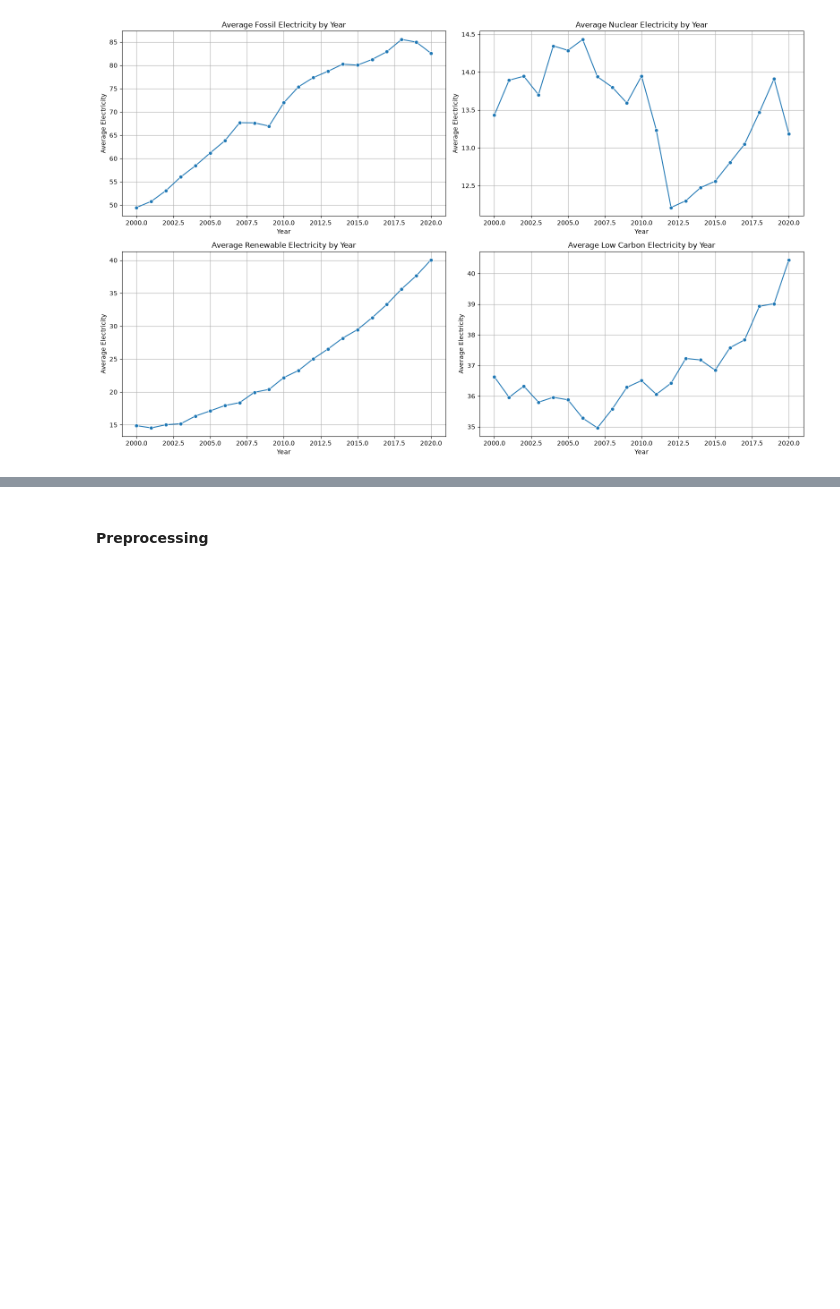
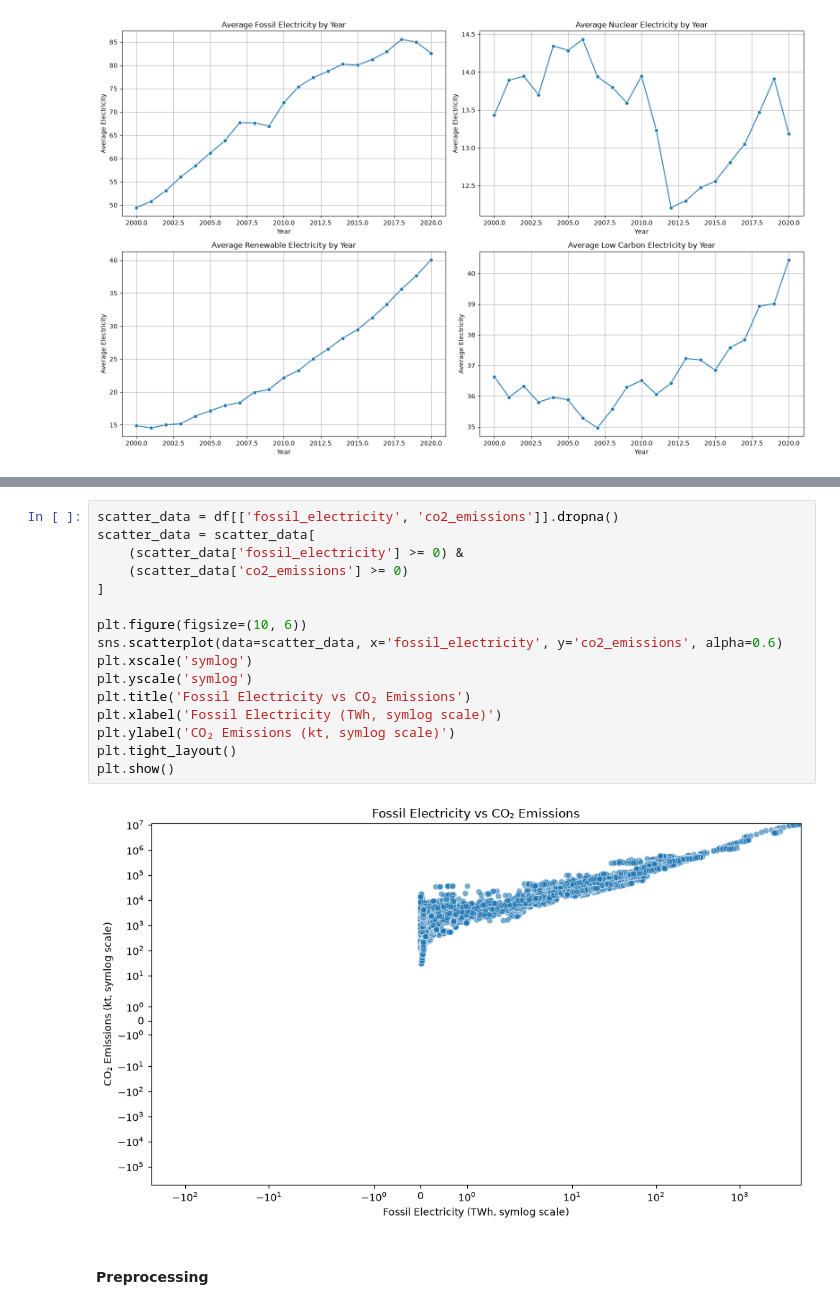
Before and after one commit to daffasyarief/Renewable-and-Sustainable-Energy-Forecasting, a Jupyter notebook: main.ipynb, the cells around one changed output, grey strips where cells are left out. Drawn from its saved outputs; the diff is of its cells as text; blank space fills up the shorter version.

```diff
--- a/main.ipynb
+++ b/main.ipynb
@@ -180,2 +196,20 @@ plt.show()
+# %%
+scatter_data = df[['fossil_electricity', 'co2_emissions']].dropna()
+scatter_data = scatter_data[
+    (scatter_data['fossil_electricity'] >= 0) &
+    (scatter_data['co2_emissions'] >= 0)
+]
+
+plt.figure(figsize=(10, 6))
+sns.scatterplot(data=scatter_data, x='fossil_electricity', y='co2_emissions', alpha=0.6)
+plt.xscale('symlog')
+plt.yscale('symlog')
+plt.title('Fossil Electricity vs CO₂ Emissions')
+plt.xlabel('Fossil Electricity (TWh, symlog scale)')
+plt.ylabel('CO₂ Emissions (kt, symlog scale)')
+plt.tight_layout()
+plt.show()
+# %% [output]
+[figure, added]
 # %% [markdown]
 #### Preprocessing
```
Also changed, not shown: parts of 4 cells of this notebook.
